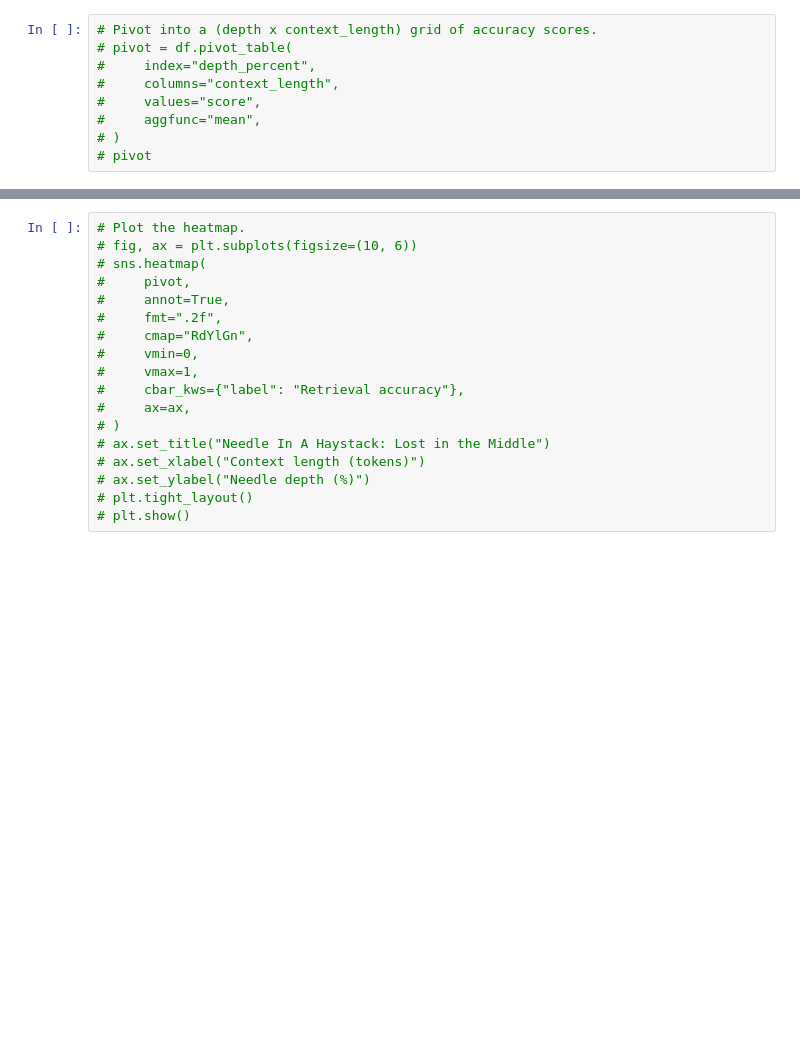
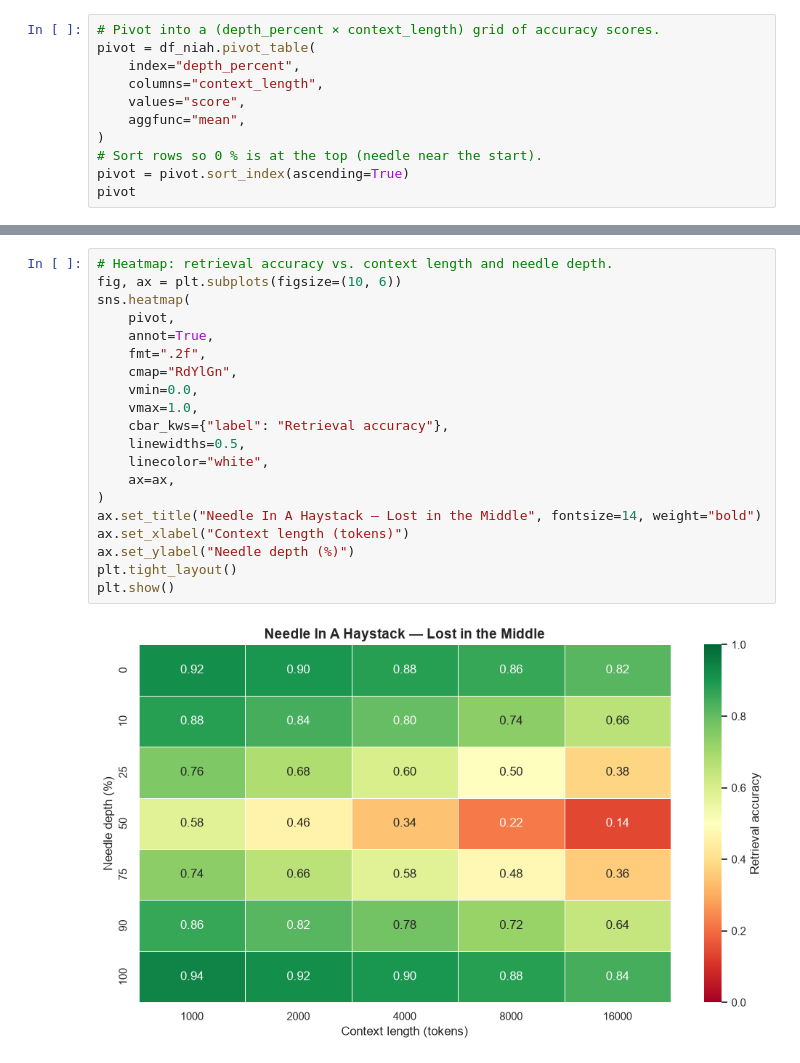
Before and after one commit to M1yanoShiho/IBM_Granite_Project, a Jupyter notebook: notebooks/01_visualize_heatmap.ipynb, the cells around one changed output, grey strips where cells are left out. Saved outputs shown, nothing was run; the diff lists cells and outputs as text; blank space fills up the shorter version.

```diff
--- a/notebooks/01_visualize_heatmap.ipynb
+++ b/notebooks/01_visualize_heatmap.ipynb
@@ -19,9 +44,11 @@ sns.set_theme(style="white")
 # %%
-# Pivot into a (depth x context_length) grid of accuracy scores.
-# pivot = df.pivot_table(
-#     index="depth_percent",
-#     columns="context_length",
-#     values="score",
-#     aggfunc="mean",
-# )
-# pivot
+# Pivot into a (depth_percent × context_length) grid of accuracy scores.
+pivot = df_niah.pivot_table(
+    index="depth_percent",
+    columns="context_length",
+    values="score",
+    aggfunc="mean",
+)
+# Sort rows so 0 % is at the top (needle near the start).
+pivot = pivot.sort_index(ascending=True)
+pivot
@@ -28,18 +65,22 @@ sns.set_theme(style="white")
 # %%
-# Plot the heatmap.
-# fig, ax = plt.subplots(figsize=(10, 6))
-# sns.heatmap(
-#     pivot,
-#     annot=True,
-#     fmt=".2f",
-#     cmap="RdYlGn",
-#     vmin=0,
-#     vmax=1,
-#     cbar_kws={"label": "Retrieval accuracy"},
-#     ax=ax,
-# )
-# ax.set_title("Needle In A Haystack: Lost in the Middle")
-# ax.set_xlabel("Context length (tokens)")
-# ax.set_ylabel("Needle depth (%)")
-# plt.tight_layout()
-# plt.show()
+# Heatmap: retrieval accuracy vs. context length and needle depth.
+fig, ax = plt.subplots(figsize=(10, 6))
+sns.heatmap(
+    pivot,
+    annot=True,
+    fmt=".2f",
+    cmap="RdYlGn",
+    vmin=0.0,
+    vmax=1.0,
+    cbar_kws={"label": "Retrieval accuracy"},
+    linewidths=0.5,
+    linecolor="white",
+    ax=ax,
+)
+ax.set_title("Needle In A Haystack — Lost in the Middle", fontsize=14, weight="bold")
+ax.set_xlabel("Context length (tokens)")
+ax.set_ylabel("Needle depth (%)")
+plt.tight_layout()
+plt.show()
+# %% [output]
+[figure, added]
```
Also changed, not shown: parts of 17 cells of this notebook, 1 other file.
